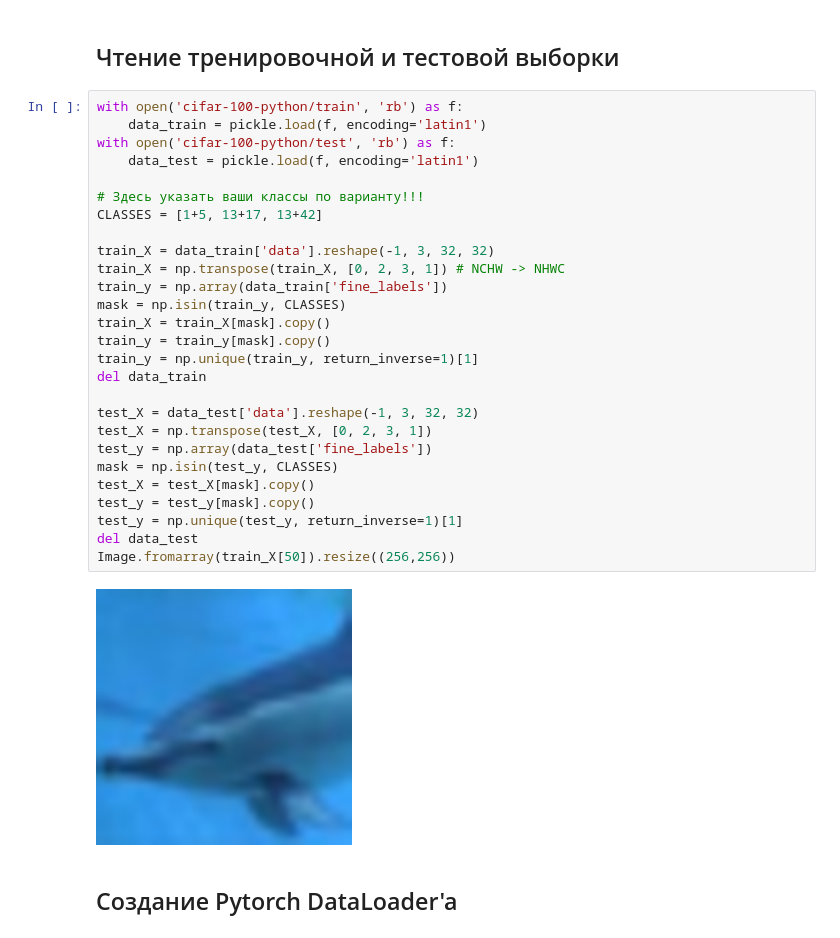
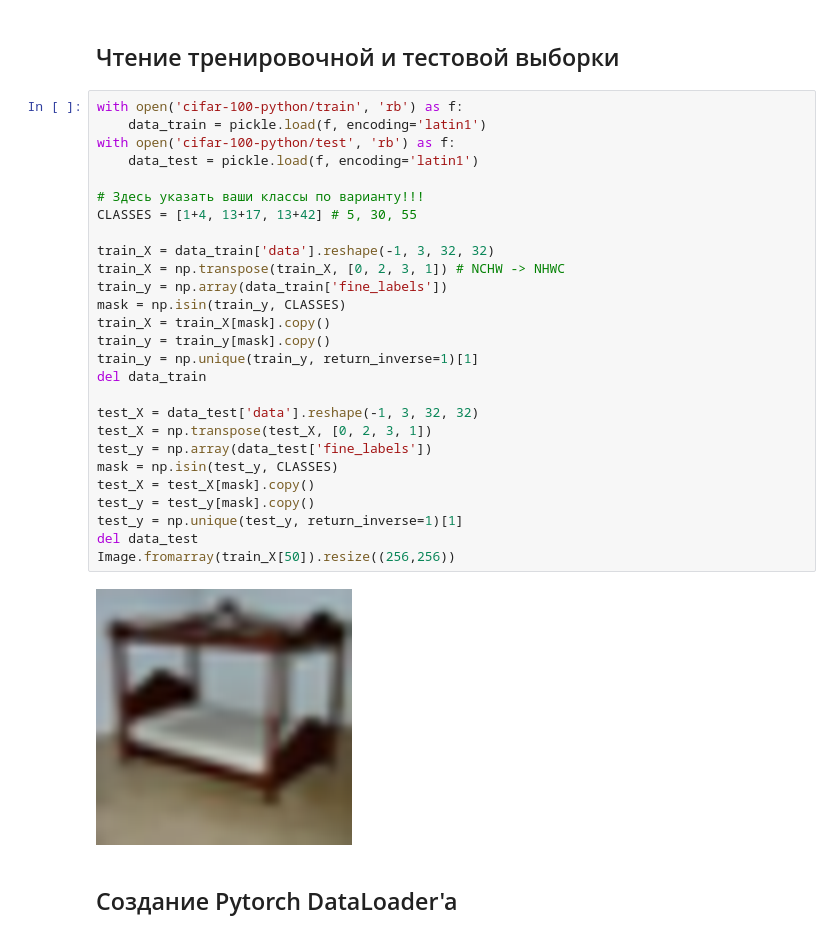
Before and after one commit to volk401/Deep-learning, a Jupyter notebook: notebooks/Lab1.ipynb, the cells around one changed output. Cells and saved outputs as stored; diff of their text form.

```diff
--- a/notebooks/Lab1.ipynb
+++ b/notebooks/Lab1.ipynb
@@ -390,32 +390,32 @@ cifar-100-python/meta
 # %%
 with open('cifar-100-python/train', 'rb') as f:
     data_train = pickle.load(f, encoding='latin1')
 with open('cifar-100-python/test', 'rb') as f:
     data_test = pickle.load(f, encoding='latin1')
 
 # Здесь указать ваши классы по варианту!!!
-CLASSES = [1+5, 13+17, 13+42]
+CLASSES = [1+4, 13+17, 13+42] # 5, 30, 55
 
 train_X = data_train['data'].reshape(-1, 3, 32, 32)
 train_X = np.transpose(train_X, [0, 2, 3, 1]) # NCHW -> NHWC
 train_y = np.array(data_train['fine_labels'])
 mask = np.isin(train_y, CLASSES)
 train_X = train_X[mask].copy()
 train_y = train_y[mask].copy()
 train_y = np.unique(train_y, return_inverse=1)[1]
 del data_train
 
 test_X = data_test['data'].reshape(-1, 3, 32, 32)
 test_X = np.transpose(test_X, [0, 2, 3, 1])
 test_y = np.array(data_test['fine_labels'])
 mask = np.isin(test_y, CLASSES)
 test_X = test_X[mask].copy()
 test_y = test_y[mask].copy()
 test_y = np.unique(test_y, return_inverse=1)[1]
 del data_test
 Image.fromarray(train_X[50]).resize((256,256))
 # %% [output]
-[figure, old version]
+[figure, new version]
 # %% [markdown]
 ## Создание Pytorch DataLoader'a
 # %%
```
Also changed, not shown: parts of 12 cells of this notebook.
